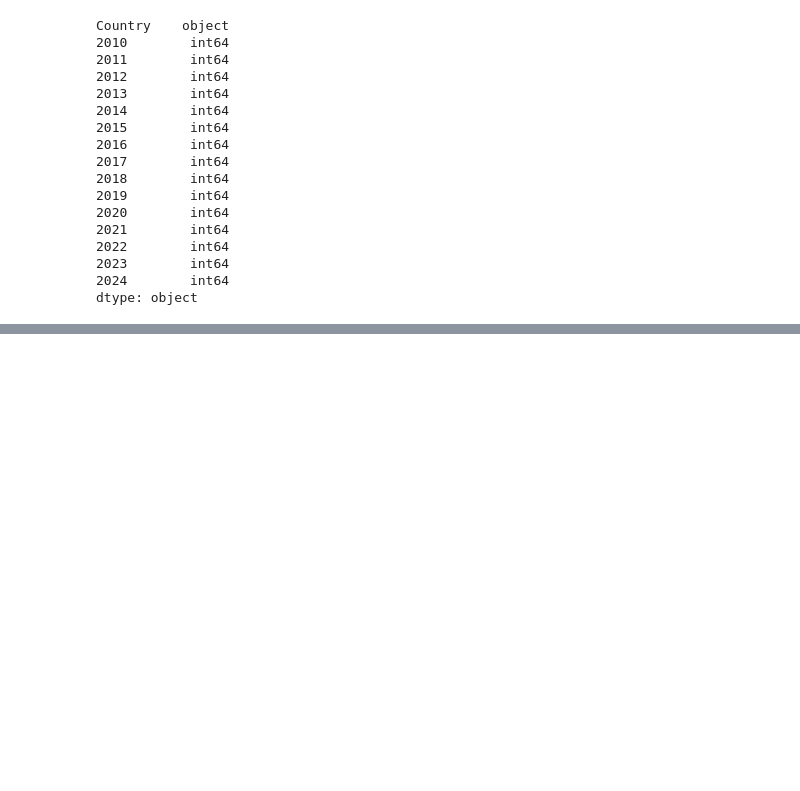
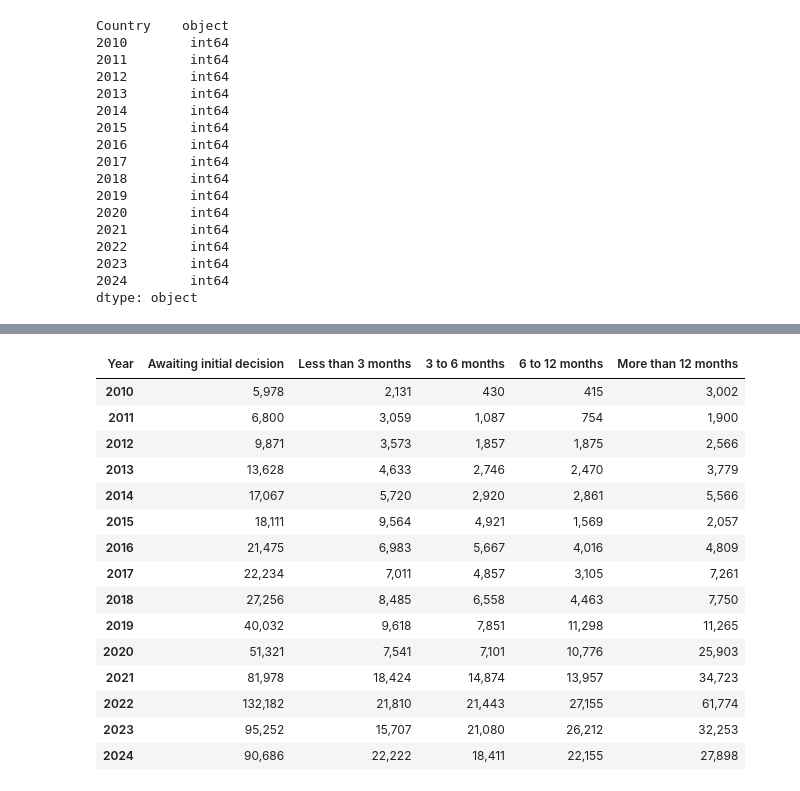
Before and after one commit to esencela/uk-immigration-data-analysis, a Jupyter notebook: notebooks/asylum-data-cleaning.ipynb, the cells around one changed output, grey strips where cells are left out. Cells and saved outputs as stored; diff of their text form; code cells hidden in the pictures; blank space fills up the shorter version.

Commit message:
uploaded and cleaned waiting period data
also removed indexes from asylum claims by country csv

```diff
--- a/notebooks/asylum-data-cleaning.ipynb
+++ b/notebooks/asylum-data-cleaning.ipynb
@@ -72,0 +73,3 @@ df_country.to_csv('../data/asylum-claims-by-country.csv')
+# %%
+df_wait = pd.read_csv('../data/asylum-waiting-periods.csv')
+df_wait
@@ -72,0 +83,3 @@ df_country.to_csv('../data/asylum-claims-by-country.csv')
+# %%
+df_wait.columns = ['Year', '2010', '2011', '2012', '2013', '2014', '2015', '2016', '2017', '2018', '2019', '2020', '2021', '2022', '2023', '2024']
+df_wait
@@ -72,0 +93,22 @@ df_country.to_csv('../data/asylum-claims-by-country.csv')
+# %%
+df_wait = df_wait.transpose()
+df_wait.columns = df_wait.iloc[0]
+df_wait = df_wait.drop('Year')
+df_wait
+# %% [output]
+| Year | Awaiting initial decision | Less than 3 months | 3 to 6 months | 6 to 12 months | More than 12 months |
+| 2010 | 5,978 | 2,131 | 430 | 415 | 3,002 |
+| 2011 | 6,800 | 3,059 | 1,087 | 754 | 1,900 |
+| 2012 | 9,871 | 3,573 | 1,857 | 1,875 | 2,566 |
+| 2013 | 13,628 | 4,633 | 2,746 | 2,470 | 3,779 |
+| 2014 | 17,067 | 5,720 | 2,920 | 2,861 | 5,566 |
+| 2015 | 18,111 | 9,564 | 4,921 | 1,569 | 2,057 |
+| 2016 | 21,475 | 6,983 | 5,667 | 4,016 | 4,809 |
+| 2017 | 22,234 | 7,011 | 4,857 | 3,105 | 7,261 |
+| 2018 | 27,256 | 8,485 | 6,558 | 4,463 | 7,750 |
+| 2019 | 40,032 | 9,618 | 7,851 | 11,298 | 11,265 |
+| 2020 | 51,321 | 7,541 | 7,101 | 10,776 | 25,903 |
+| 2021 | 81,978 | 18,424 | 14,874 | 13,957 | 34,723 |
+| 2022 | 132,182 | 21,810 | 21,443 | 27,155 | 61,774 |
+| 2023 | 95,252 | 15,707 | 21,080 | 26,212 | 32,253 |
+| 2024 | 90,686 | 22,222 | 18,411 | 22,155 | 27,898 |
```
Also changed, not shown: parts of 5 cells of this notebook, 3 other files.
